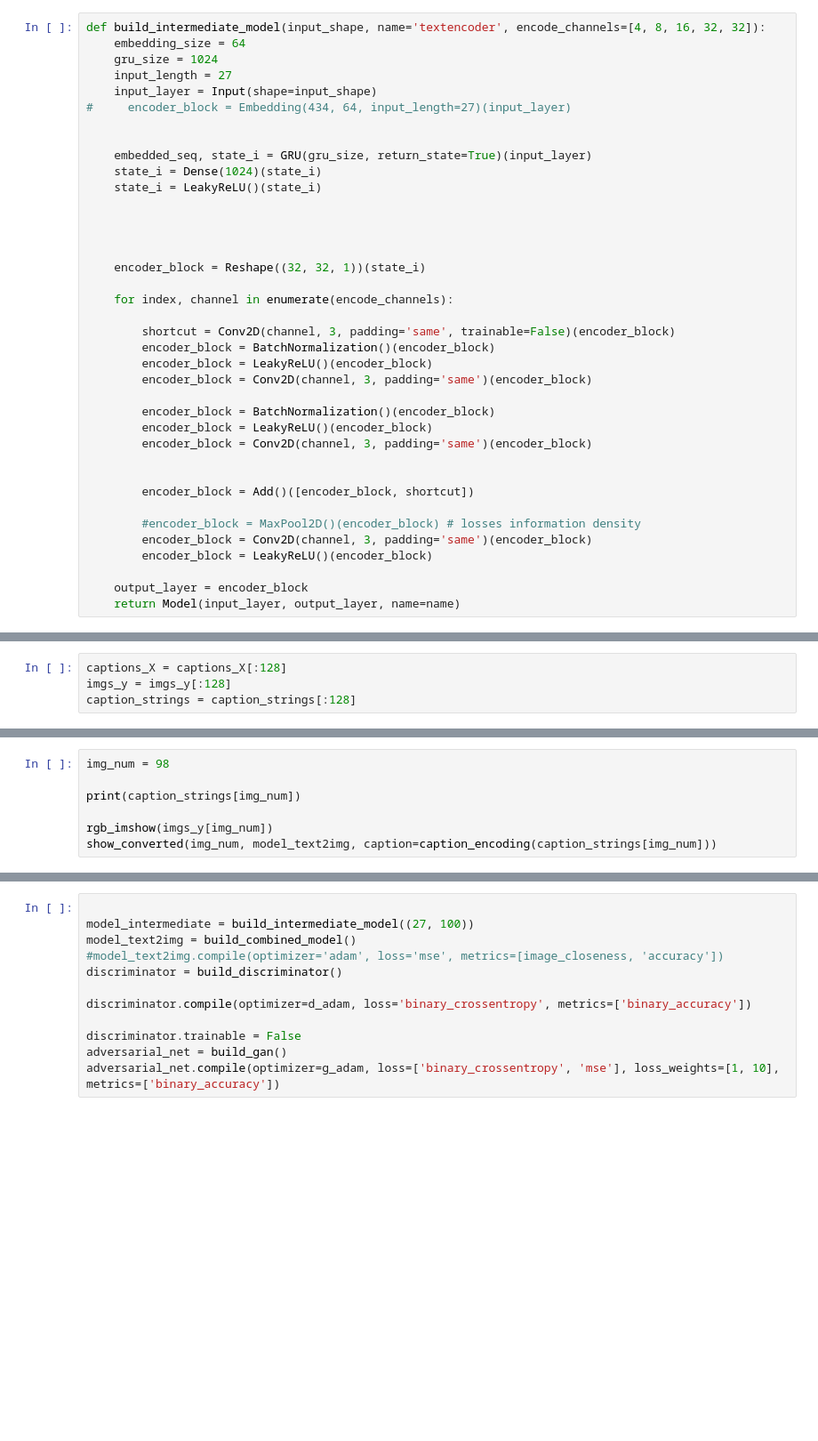
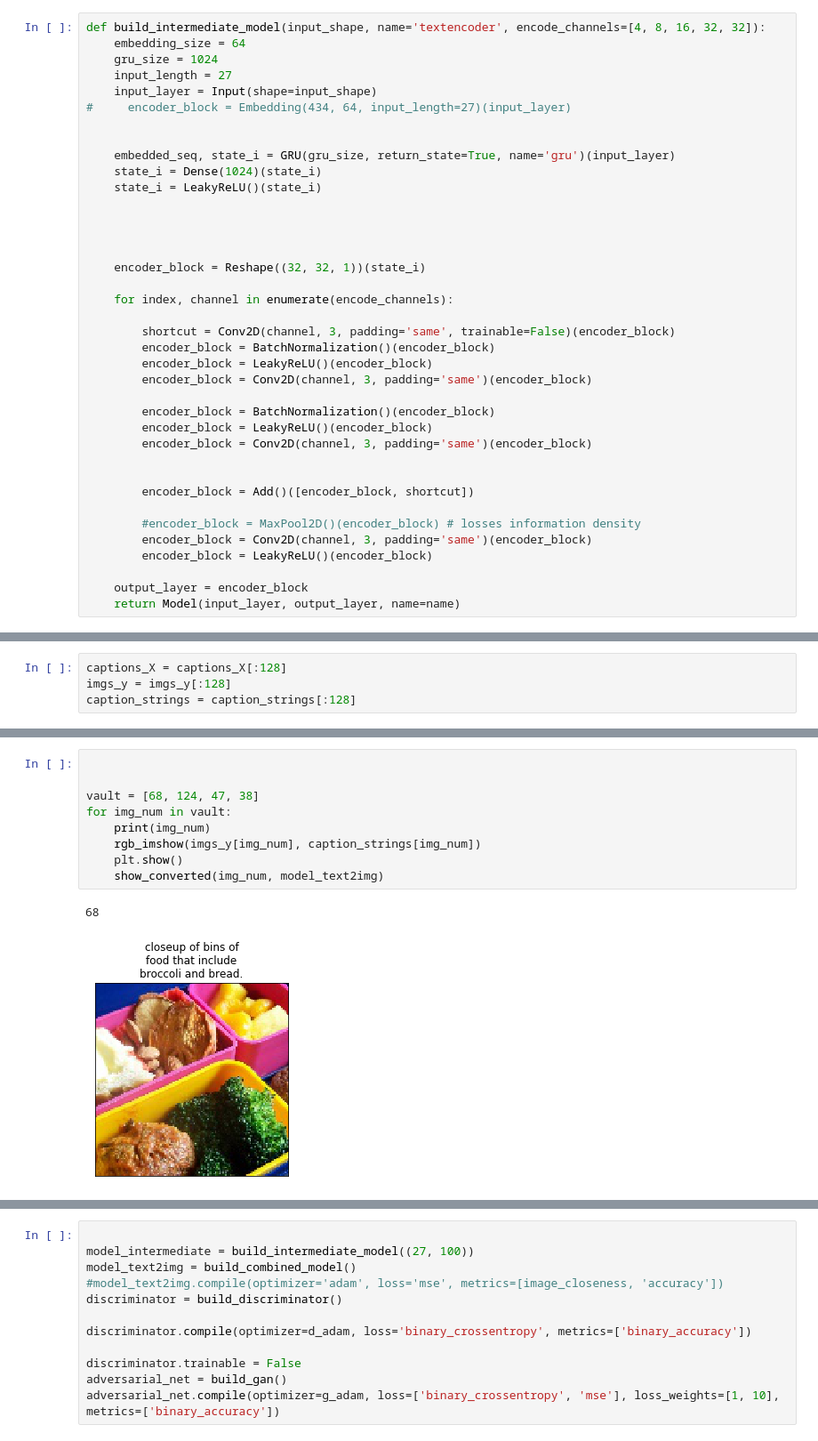
Before and after one commit to joasepul/caption-to-image-synthesis, a Jupyter notebook: text-to-image.ipynb, the cells around one changed output, grey strips where cells are left out. Shown at 89% size. Cells and saved outputs as stored; diff of their text form; blank space fills up the shorter version.

```diff
--- a/text-to-image.ipynb
+++ b/text-to-image.ipynb
@@ -125,7 +118,7 @@ def build_intermediate_model(input_shape, name='textencoder', encode_channels=[4
 #     encoder_block = Embedding(434, 64, input_length=27)(input_layer)
 
 
-    embedded_seq, state_i = GRU(gru_size, return_state=True)(input_layer)
+    embedded_seq, state_i = GRU(gru_size, return_state=True, name='gru')(input_layer)
     state_i = Dense(1024)(state_i)
     state_i = LeakyReLU()(state_i)
 
@@ -611,7 +606,0 @@ plt.show()
-# %%
-img_num = 98
-
-print(caption_strings[img_num])
-
-rgb_imshow(imgs_y[img_num])
-show_converted(img_num, model_text2img, caption=caption_encoding(caption_strings[img_num]))
@@ -622,0 +607,12 @@ a female in military uniform cutting a businessman's neck tie
+# %%
+
+
+vault = [68, 124, 47, 38]
+for img_num in vault:
+    print(img_num)
+    rgb_imshow(imgs_y[img_num], caption_strings[img_num])
+    plt.show()
+    show_converted(img_num, model_text2img)
+# %% [output]
+68
+[figure, added]
```
Also changed, not shown: parts of 16 cells of this notebook, 1 other file.
